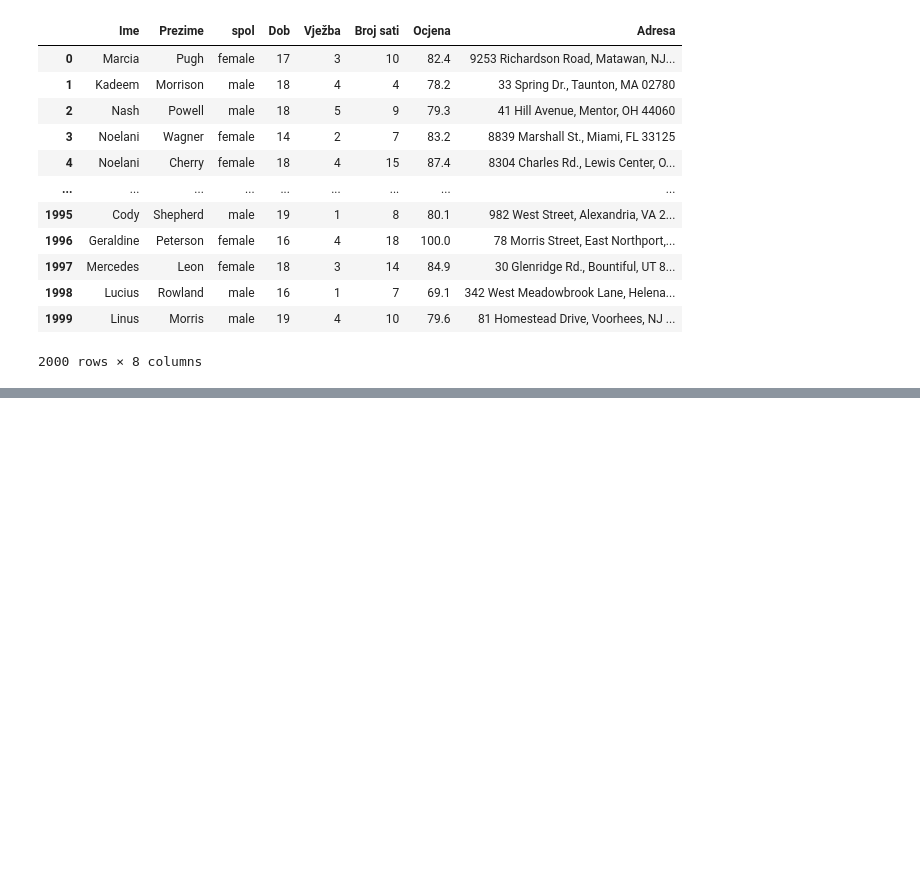
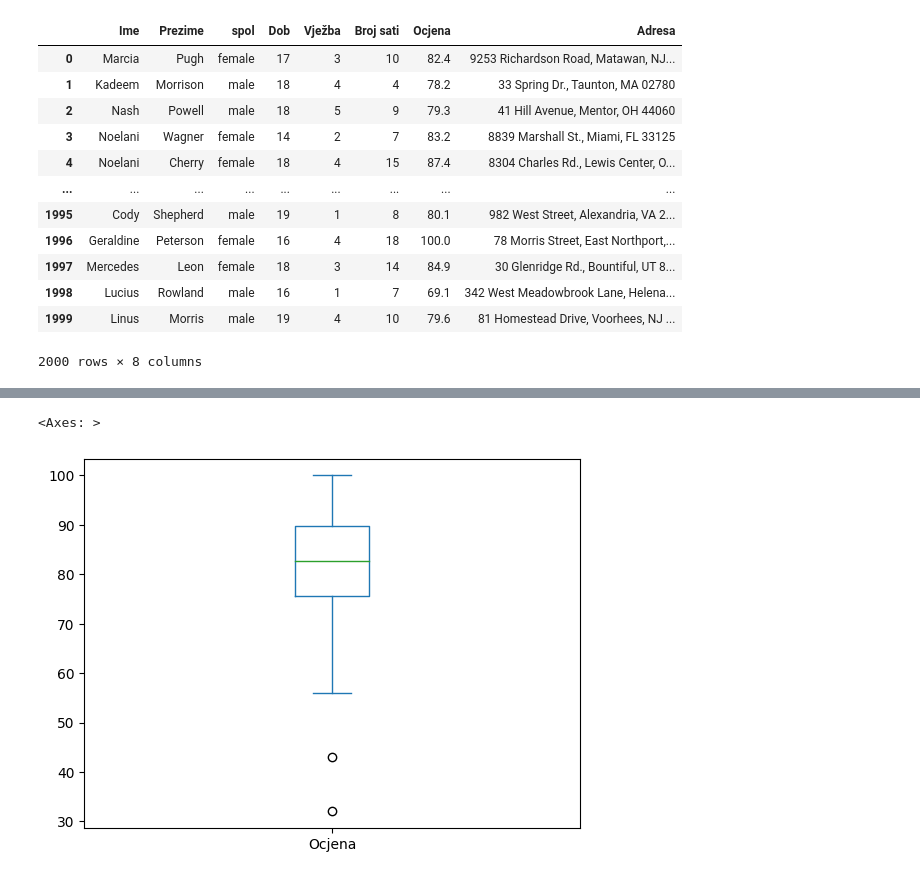
Before and after one commit to nenadmark/python1, a Jupyter notebook: DATA-Python/06.03 - 10.03/ocjene_analiza.ipynb, the cells around one changed output, grey strips where cells are left out. Saved outputs shown, nothing was run; the diff lists cells and outputs as text; code cells hidden in the pictures; blank space fills up the shorter version.

```diff
--- a/DATA-Python/06.03 - 10.03/ocjene_analiza.ipynb
+++ b/DATA-Python/06.03 - 10.03/ocjene_analiza.ipynb
@@ -102,0 +135,5 @@ grades_df
+# %%
+grades_df.plot(kind="box", x="spol", y="Ocjena")
+# %% [output]
+<Axes: >
+[figure, added]
```
Also changed, not shown: parts of 21 cells of this notebook, 2 other files.
